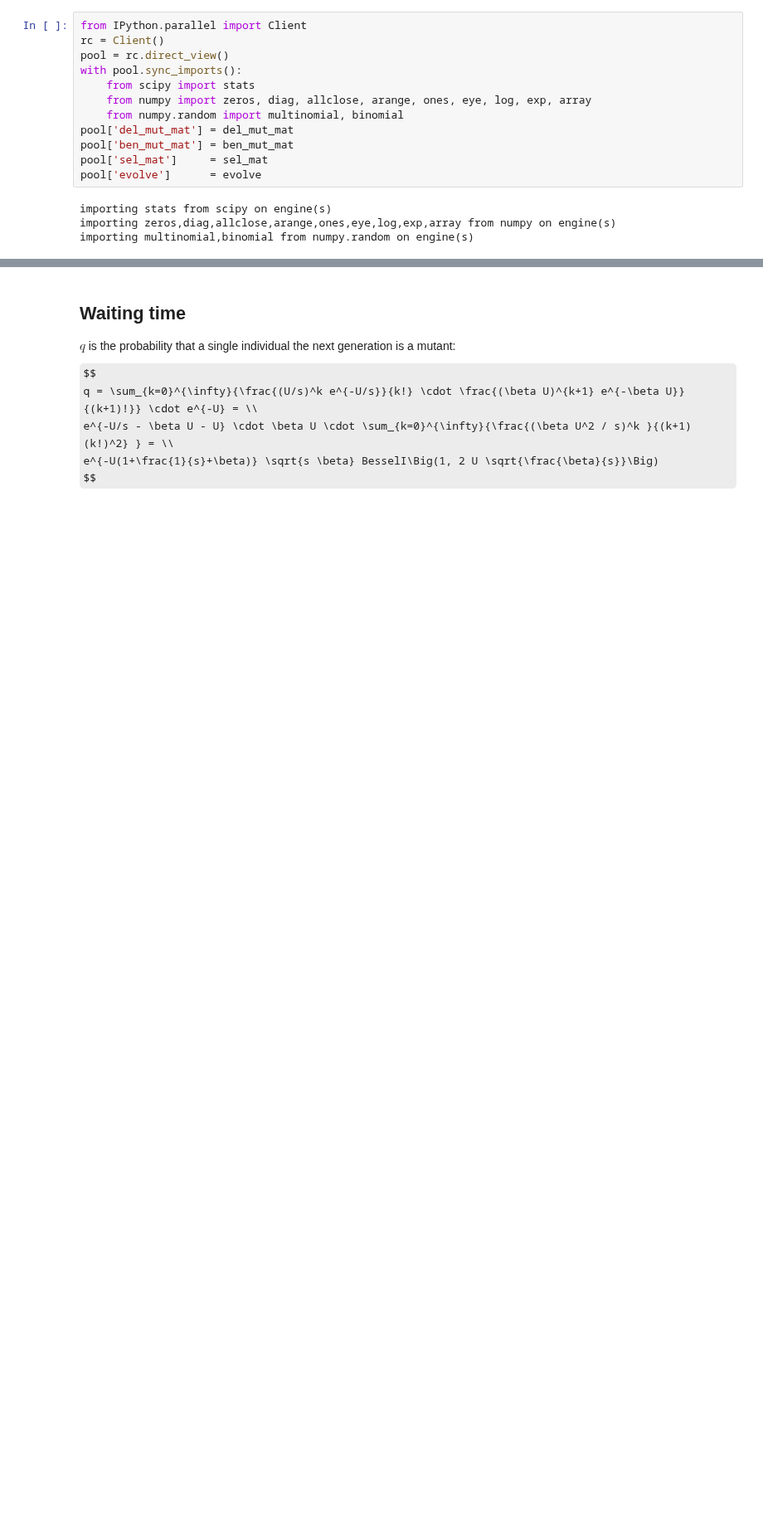
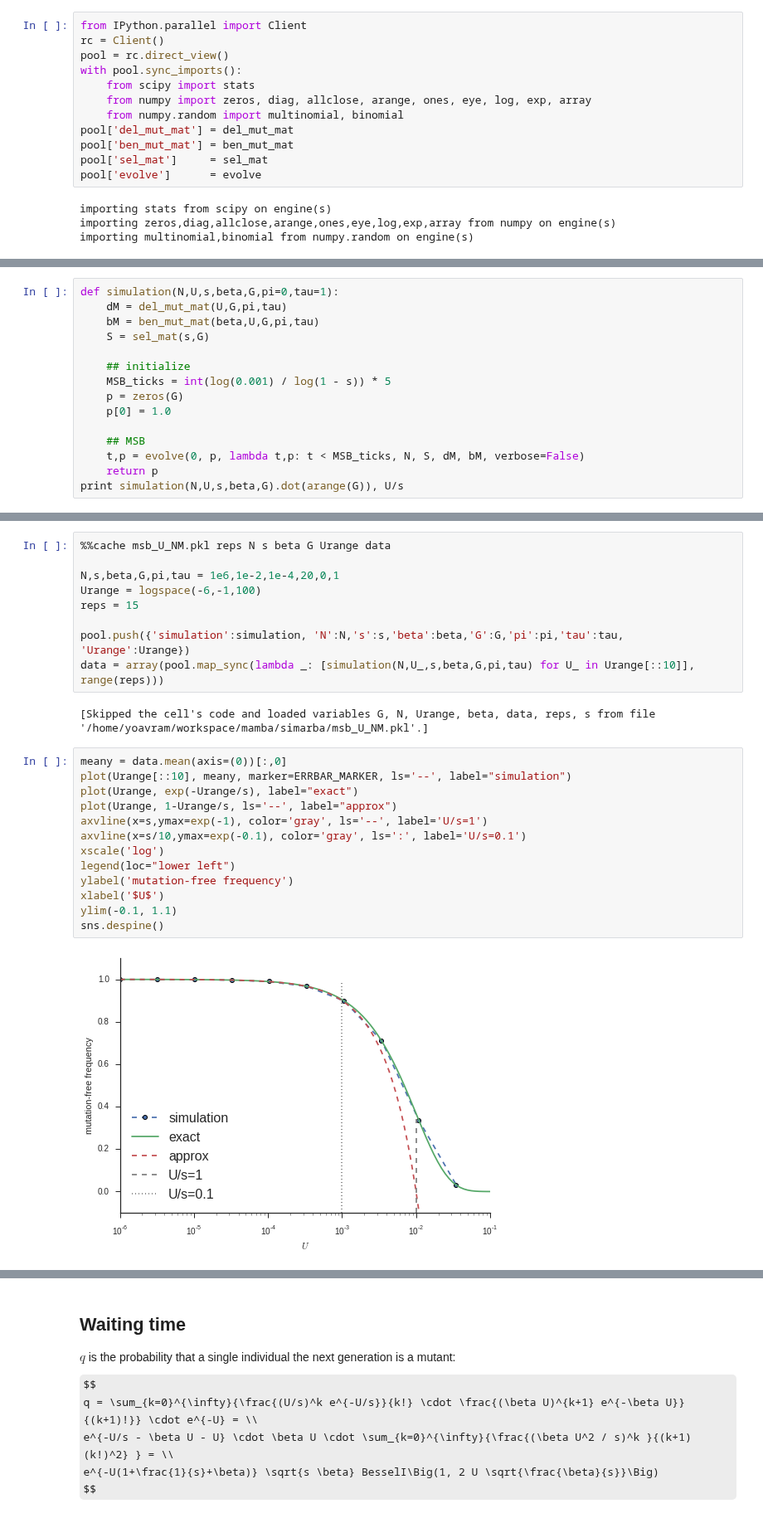
Before and after one commit to yoavram/mamba, a Jupyter notebook: simarba/adaptation model.ipynb, the cells around one changed output, grey strips where cells are left out. Shown at 83% size. Cells and saved outputs as stored; diff of their text form; some formulas as TeX source; blank space fills up the shorter version.

```diff
--- a/simarba/adaptation model.ipynb
+++ b/simarba/adaptation model.ipynb
@@ -214,0 +222,15 @@ importing multinomial,binomial from numpy.random on engine(s)
+# %%
+def simulation(N,U,s,beta,G,pi=0,tau=1):
+    dM = del_mut_mat(U,G,pi,tau)
+    bM = ben_mut_mat(beta,U,G,pi,tau)
+    S = sel_mat(s,G)
+
+    ## initialize
+    MSB_ticks = int(log(0.001) / log(1 - s)) * 5
+    p = zeros(G)
+    p[0] = 1.0
+
+    ## MSB
+    t,p = evolve(0, p, lambda t,p: t < MSB_ticks, N, S, dM, bM, verbose=False)
+    return p
+print simulation(N,U,s,beta,G).dot(arange(G)), U/s
@@ -214,0 +241,26 @@ importing multinomial,binomial from numpy.random on engine(s)
+# %%
+%%cache msb_U_NM.pkl reps N s beta G Urange data
+
+N,s,beta,G,pi,tau = 1e6,1e-2,1e-4,20,0,1
+Urange = logspace(-6,-1,100)
+reps = 15
+
+pool.push({'simulation':simulation, 'N':N,'s':s,'beta':beta,'G':G,'pi':pi,'tau':tau, 'Urange':Urange})
+data = array(pool.map_sync(lambda _: [simulation(N,U_,s,beta,G,pi,tau) for U_ in Urange[::10]], range(reps)))
+# %% [output]
+[Skipped the cell's code and loaded variables G, N, Urange, beta, data, reps, s from file '/home/yoavram/workspace/mamba/simarba/msb_U_NM.pkl'.]
+# %%
+meany = data.mean(axis=(0))[:,0]
+plot(Urange[::10], meany, marker=ERRBAR_MARKER, ls='--', label="simulation")
+plot(Urange, exp(-Urange/s), label="exact")
+plot(Urange, 1-Urange/s, ls='--', label="approx")
+axvline(x=s,ymax=exp(-1), color='gray', ls='--', label='U/s=1')
+axvline(x=s/10,ymax=exp(-0.1), color='gray', ls=':', label='U/s=0.1')
+xscale('log')
+legend(loc="lower left")
+ylabel('mutation-free frequency')
+xlabel('$U$')
+ylim(-0.1, 1.1)
+sns.despine()
+# %% [output]
+[figure, added]
```
Also changed, not shown: parts of 21 cells of this notebook.
